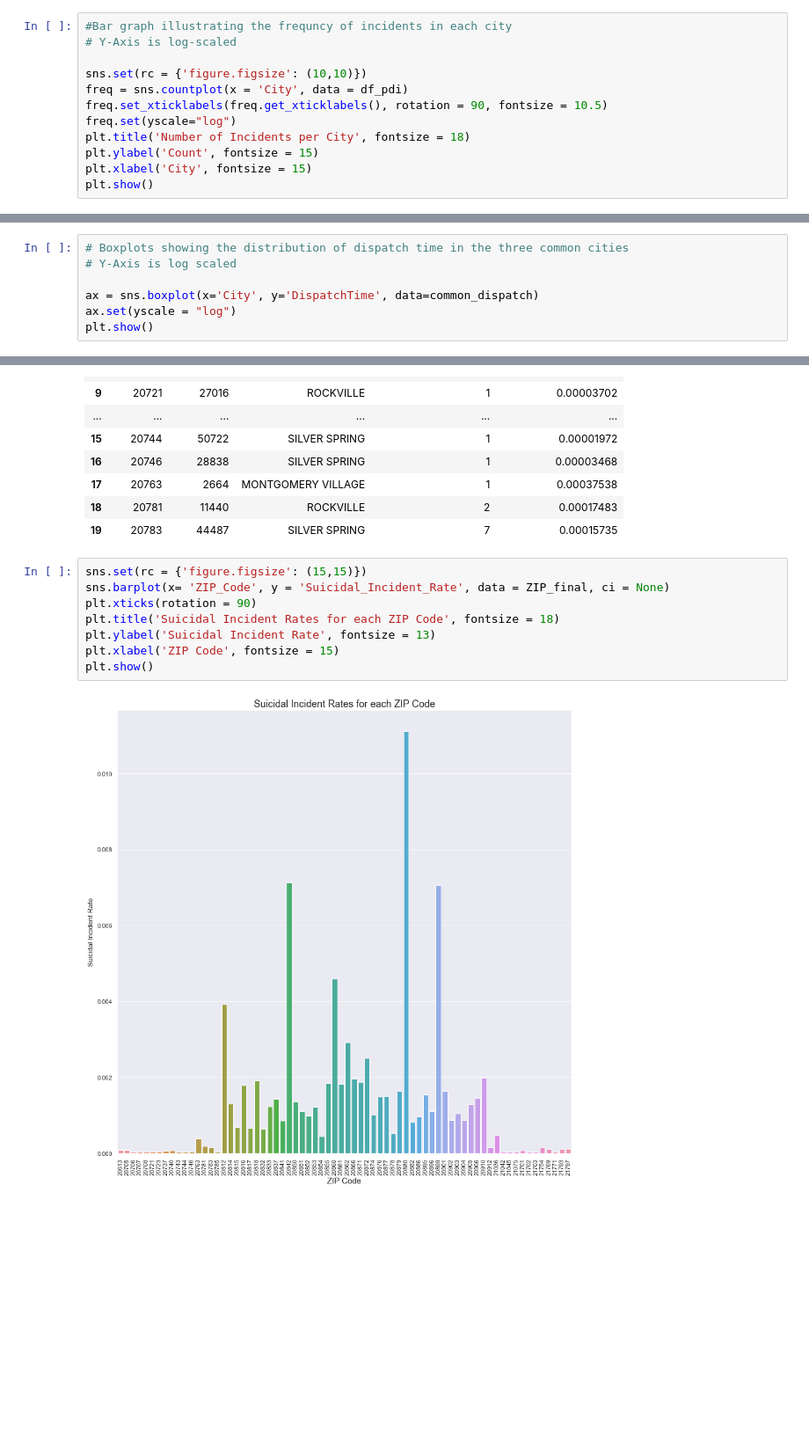
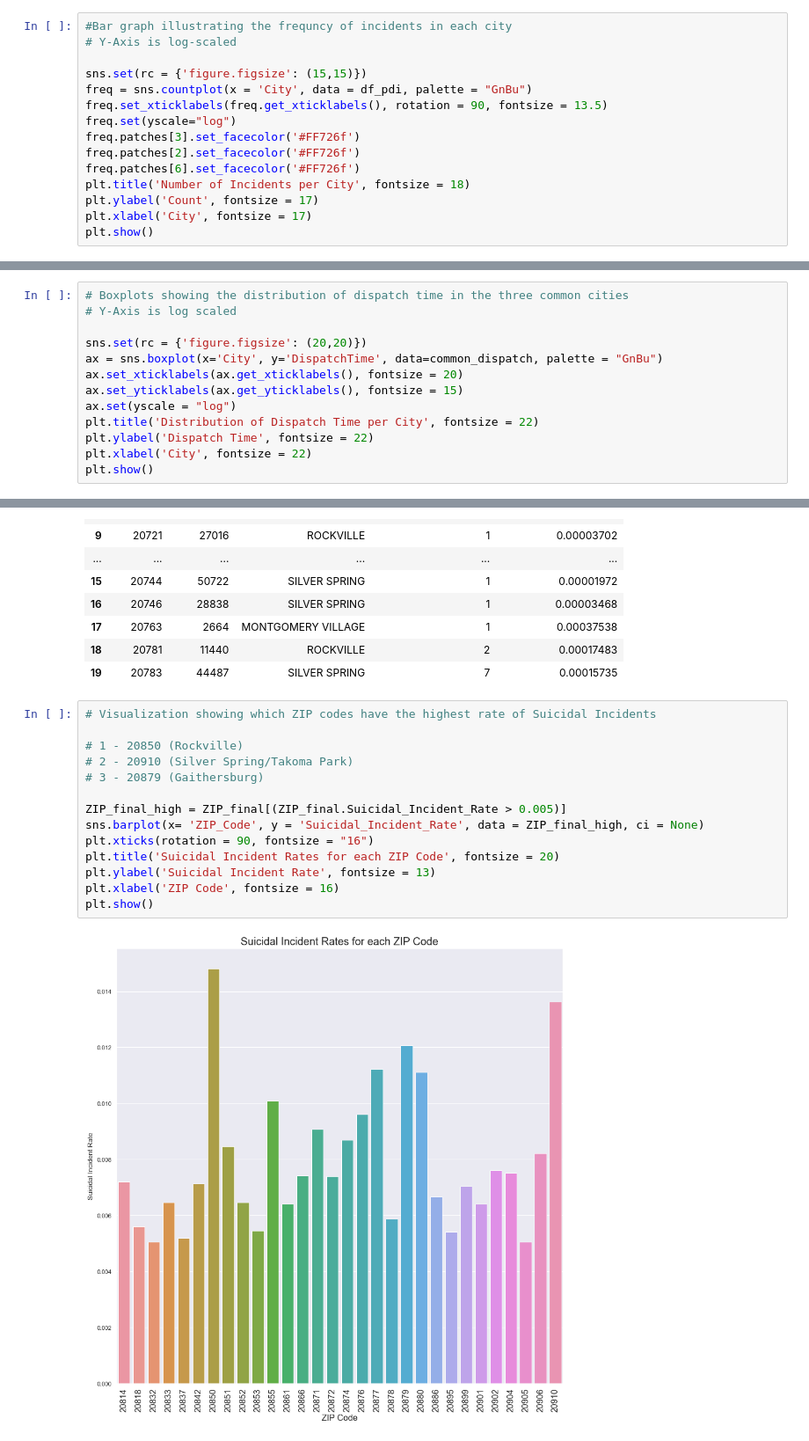
Before and after one commit to rohingarg/DATA205CAPSTONE, a Jupyter notebook: DATA205CAPSTONE.ipynb, the cells around one changed output, grey strips where cells are left out. Shown at 88% size. Saved outputs shown, nothing was run; the diff lists cells and outputs as text; blank space fills up the shorter version.

```diff
--- a/DATA205CAPSTONE.ipynb
+++ b/DATA205CAPSTONE.ipynb
@@ -104,12 +123,15 @@ plt.show()
 #Bar graph illustrating the frequncy of incidents in each city
 # Y-Axis is log-scaled
 
-sns.set(rc = {'figure.figsize': (10,10)})
-freq = sns.countplot(x = 'City', data = df_pdi)
-freq.set_xticklabels(freq.get_xticklabels(), rotation = 90, fontsize = 10.5)
+sns.set(rc = {'figure.figsize': (15,15)})
+freq = sns.countplot(x = 'City', data = df_pdi, palette = "GnBu")
+freq.set_xticklabels(freq.get_xticklabels(), rotation = 90, fontsize = 13.5)
 freq.set(yscale="log")
+freq.patches[3].set_facecolor('#FF726f')
+freq.patches[2].set_facecolor('#FF726f')
+freq.patches[6].set_facecolor('#FF726f')
 plt.title('Number of Incidents per City', fontsize = 18)
-plt.ylabel('Count', fontsize = 15)
-plt.xlabel('City', fontsize = 15)
+plt.ylabel('Count', fontsize = 17)
+plt.xlabel('City', fontsize = 17)
 plt.show()
 # %% [output]
@@ -164,7 +194,13 @@ See the caveats in the documentation: https://pandas.pydata.org/pandas-docs/stab
 # Boxplots showing the distribution of dispatch time in the three common cities
 # Y-Axis is log scaled
 
-ax = sns.boxplot(x='City', y='DispatchTime', data=common_dispatch)
+sns.set(rc = {'figure.figsize': (20,20)})
+ax = sns.boxplot(x='City', y='DispatchTime', data=common_dispatch, palette = "GnBu")
+ax.set_xticklabels(ax.get_xticklabels(), fontsize = 20)
+ax.set_yticklabels(ax.get_yticklabels(), fontsize = 15)
 ax.set(yscale = "log")
+plt.title('Distribution of Dispatch Time per City', fontsize = 22)
+plt.ylabel('Dispatch Time', fontsize = 22)
+plt.xlabel('City', fontsize = 22)
 plt.show()
 # %% [output]
@@ -382,12 +440,18 @@ ZIP_final.head(20)
 | 18 | 20781 | 11440 | ROCKVILLE | 2 | 0.00017483 |
 | 19 | 20783 | 44487 | SILVER SPRING | 7 | 0.00015735 |
 # %%
-sns.set(rc = {'figure.figsize': (15,15)})
-sns.barplot(x= 'ZIP_Code', y = 'Suicidal_Incident_Rate', data = ZIP_final, ci = None)
-plt.xticks(rotation = 90)
-plt.title('Suicidal Incident Rates for each ZIP Code', fontsize = 18)
+# Visualization showing which ZIP codes have the highest rate of Suicidal Incidents
+
+# 1 - 20850 (Rockville)
+# 2 - 20910 (Silver Spring/Takoma Park)
+# 3 - 20879 (Gaithersburg)
+
+ZIP_final_high = ZIP_final[(ZIP_final.Suicidal_Incident_Rate > 0.005)]
+sns.barplot(x= 'ZIP_Code', y = 'Suicidal_Incident_Rate', data = ZIP_final_high, ci = None)
+plt.xticks(rotation = 90, fontsize = "16")
+plt.title('Suicidal Incident Rates for each ZIP Code', fontsize = 20)
 plt.ylabel('Suicidal Incident Rate', fontsize = 13)
-plt.xlabel('ZIP Code', fontsize = 15)
+plt.xlabel('ZIP Code', fontsize = 16)
 plt.show()
 # %% [output]
-[figure, old version]
+[figure, new version]
```
Also changed, not shown: parts of 41 cells of this notebook.
